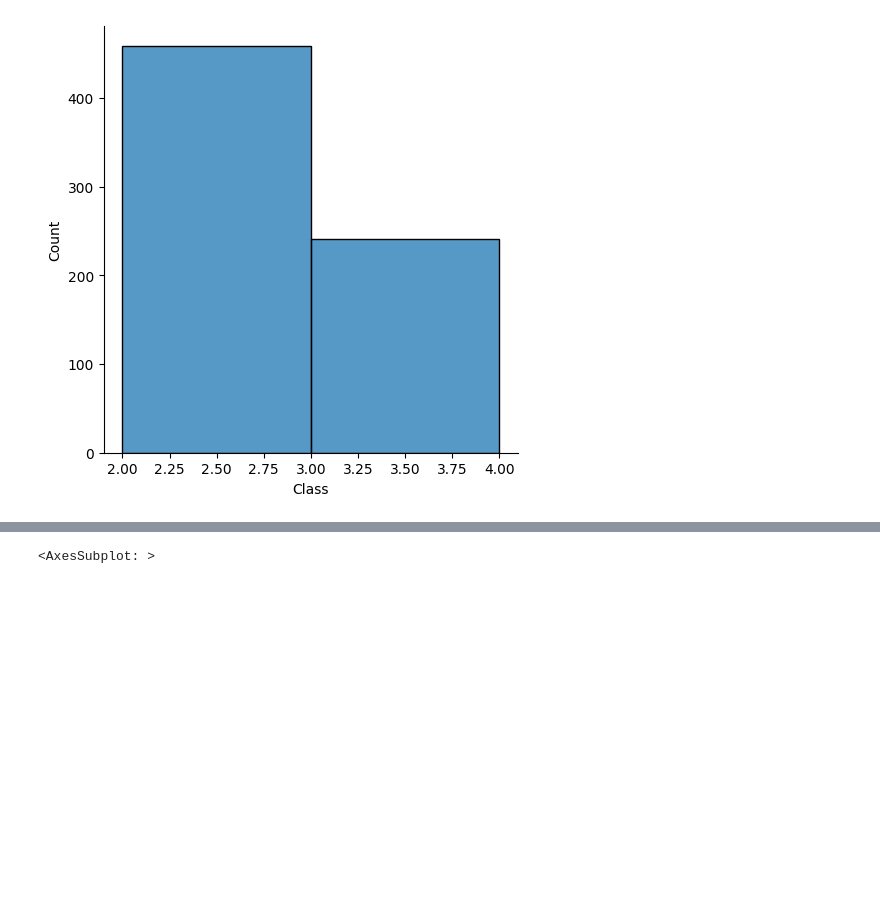
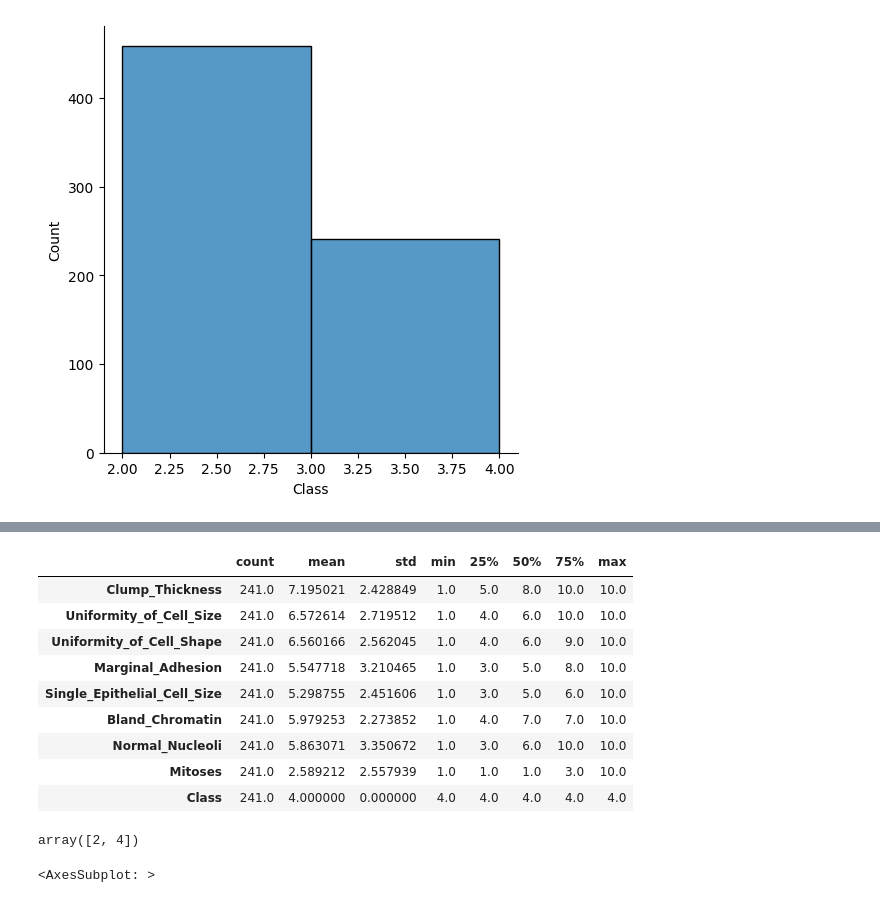
Before and after one commit to keady-r/Statistics, a Jupyter notebook: BreastCancer_Analysis.ipynb, the cells around one changed output, grey strips where cells are left out. Drawn from its saved outputs; the diff is of its cells as text; code cells hidden in the pictures; blank space fills up the shorter version.

```diff
--- a/BreastCancer_Analysis.ipynb
+++ b/BreastCancer_Analysis.ipynb
@@ -79,3 +69,20 @@ benign_data
+# %%
+benign_data.describe().T
+# %% [output]
+|  | count | mean | std | min | 25% | 50% | 75% | max |
+| Clump_Thickness | 241.0 | 7.195021 | 2.428849 | 1.0 | 5.0 | 8.0 | 10.0 | 10.0 |
+| Uniformity_of_Cell_Size | 241.0 | 6.572614 | 2.719512 | 1.0 | 4.0 | 6.0 | 10.0 | 10.0 |
+| Uniformity_of_Cell_Shape | 241.0 | 6.560166 | 2.562045 | 1.0 | 4.0 | 6.0 | 9.0 | 10.0 |
+| Marginal_Adhesion | 241.0 | 5.547718 | 3.210465 | 1.0 | 3.0 | 5.0 | 8.0 | 10.0 |
+| Single_Epithelial_Cell_Size | 241.0 | 5.298755 | 2.451606 | 1.0 | 3.0 | 5.0 | 6.0 | 10.0 |
+| Bland_Chromatin | 241.0 | 5.979253 | 2.273852 | 1.0 | 4.0 | 7.0 | 7.0 | 10.0 |
+| Normal_Nucleoli | 241.0 | 5.863071 | 3.350672 | 1.0 | 3.0 | 6.0 | 10.0 | 10.0 |
+| Mitoses | 241.0 | 2.589212 | 2.557939 | 1.0 | 1.0 | 1.0 | 3.0 | 10.0 |
+| Class | 241.0 | 4.000000 | 0.000000 | 4.0 | 4.0 | 4.0 | 4.0 | 4.0 |
+# %%
+breastCancerData['Class'].unique()
+# %% [output]
+array([2, 4])
 # %%
 plt.figure(figsize=(30,14))
 
```
Also changed, not shown: parts of 19 cells of this notebook, 2 other files.
